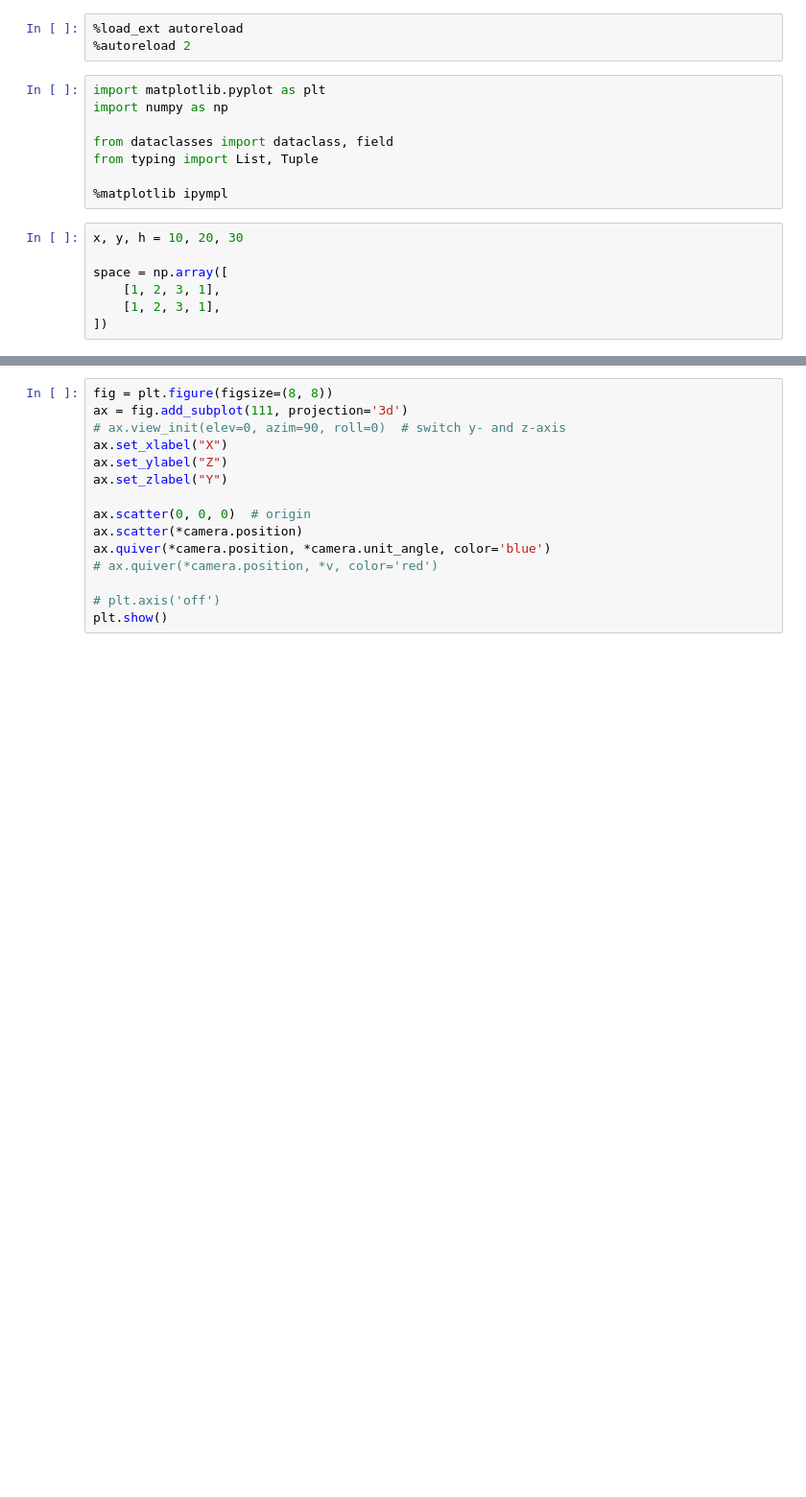
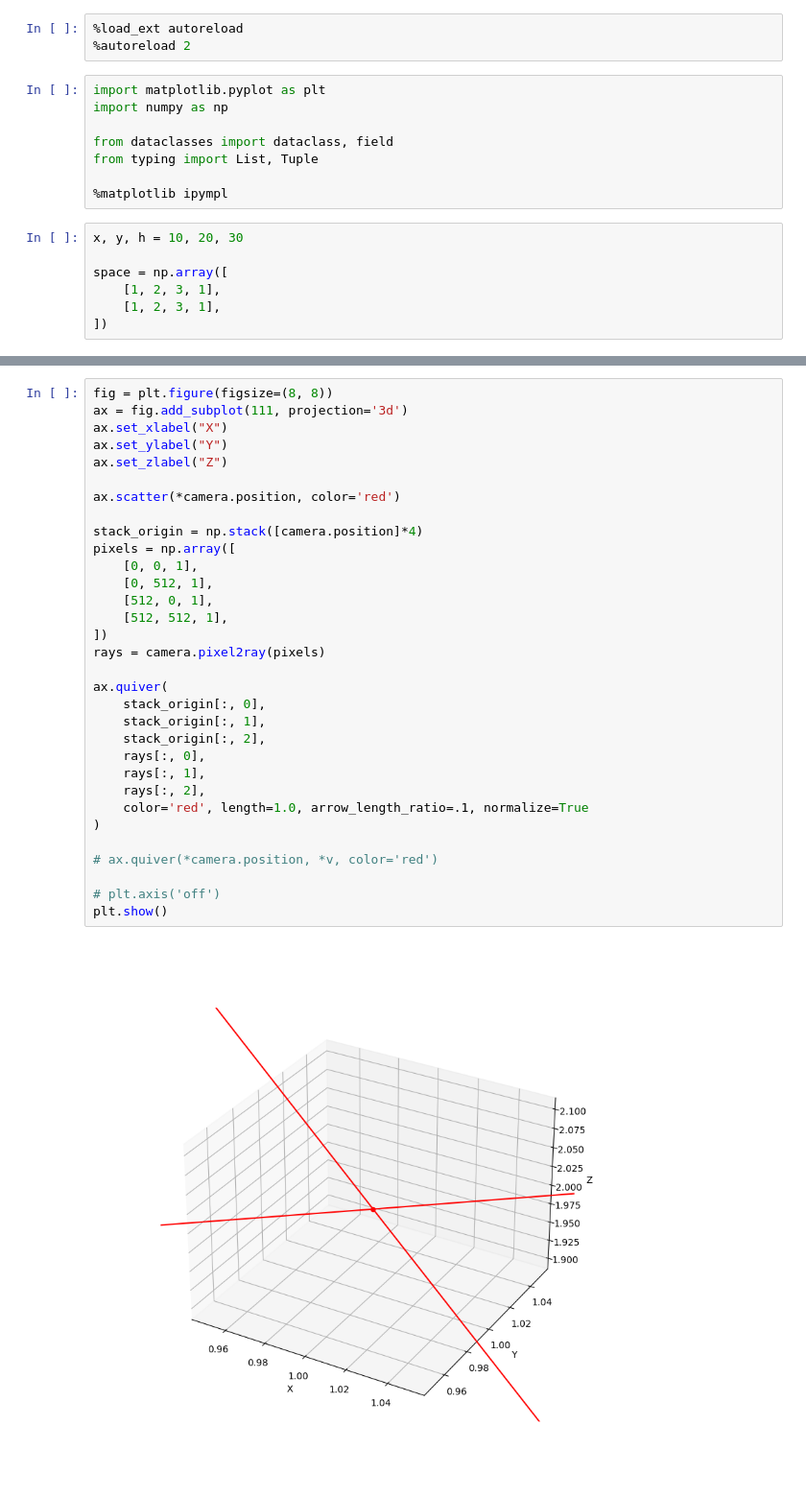
Before and after one commit to lordknight1904/Arsenal, a Jupyter notebook: 3d_plot.ipynb, the cells around one changed output, grey strips where cells are left out. Shown at 96% size. Saved outputs shown, nothing was run; the diff lists cells and outputs as text; blank space fills up the shorter version.

```diff
--- a/3d_plot.ipynb
+++ b/3d_plot.ipynb
@@ -148,15 +109,34 @@ camera = Camera(16.16003, (1536, 1536), np.array([8, 2.5, 3]), (17.288, 232.093,
 # %%
 fig = plt.figure(figsize=(8, 8))
 ax = fig.add_subplot(111, projection='3d')
-# ax.view_init(elev=0, azim=90, roll=0)  # switch y- and z-axis
 ax.set_xlabel("X")
-ax.set_ylabel("Z")
-ax.set_zlabel("Y")
+ax.set_ylabel("Y")
+ax.set_zlabel("Z")
 
-ax.scatter(0, 0, 0)  # origin
-ax.scatter(*camera.position)
-ax.quiver(*camera.position, *camera.unit_angle, color='blue')
+ax.scatter(*camera.position, color='red')
+
+stack_origin = np.stack([camera.position]*4)
+pixels = np.array([
+    [0, 0, 1],
+    [0, 512, 1],
+    [512, 0, 1],
+    [512, 512, 1],
+])
+rays = camera.pixel2ray(pixels)
+
+ax.quiver(
+    stack_origin[:, 0],
+    stack_origin[:, 1],
+    stack_origin[:, 2],
+    rays[:, 0],
+    rays[:, 1],
+    rays[:, 2],
+    color='red', length=1.0, arrow_length_ratio=.1, normalize=True
+)
+
 # ax.quiver(*camera.position, *v, color='red')
 
 # plt.axis('off')
 plt.show()
+# %% [output]
+[figure, added]
```
Also changed, not shown: parts of 5 cells of this notebook.
